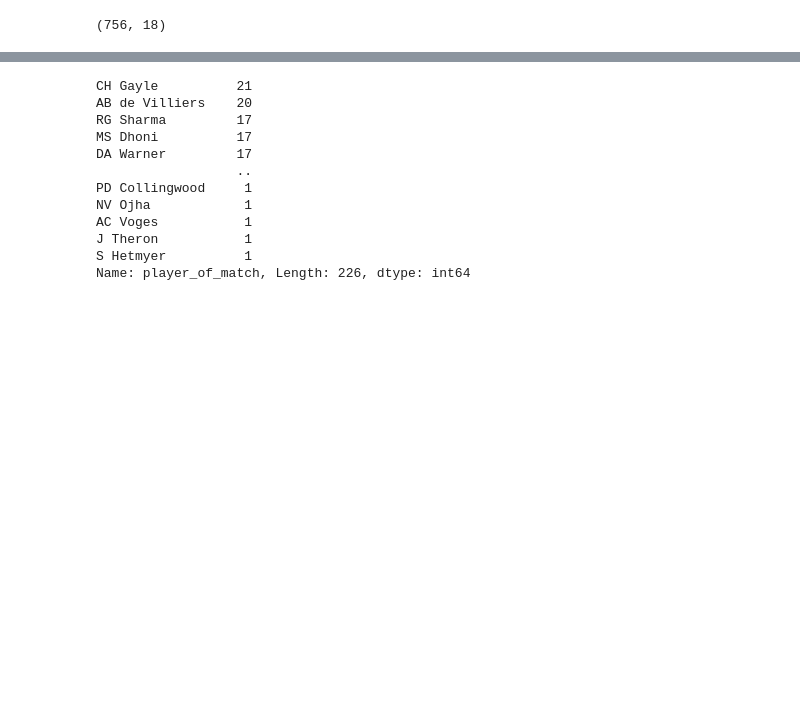
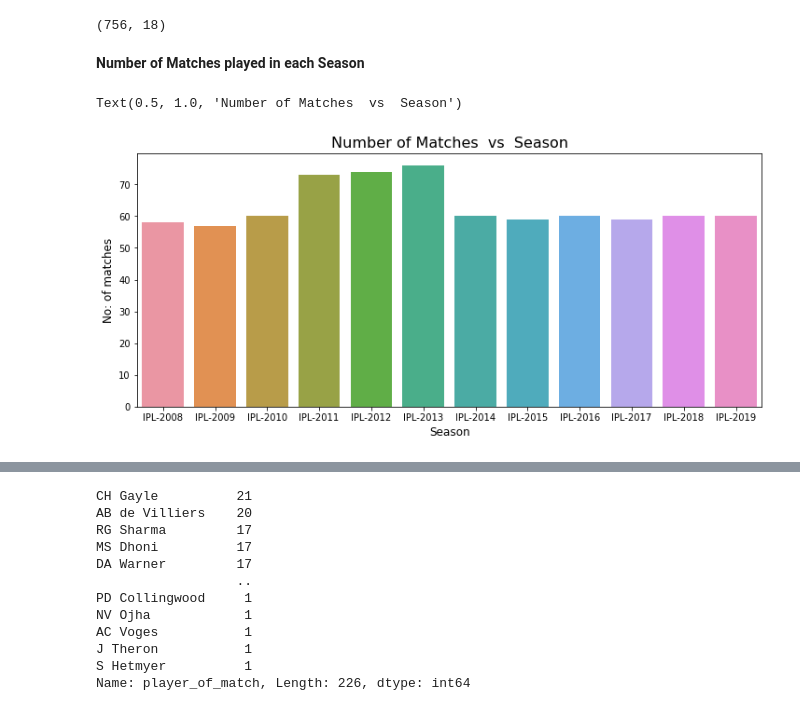
Before and after one commit to Jalpeshv/IPL-Analysis, a Jupyter notebook: IPL_Exploratory_Data_Analysis.ipynb, the cells around one changed output, grey strips where cells are left out. Cells and saved outputs as stored; diff of their text form; code cells hidden in the pictures; blank space fills up the shorter version.

Commit message:
New Graph Added

```diff
--- a/IPL_Exploratory_Data_Analysis.ipynb
+++ b/IPL_Exploratory_Data_Analysis.ipynb
@@ -20,3 +20,14 @@ ipl.head()
 ipl.shape
 # %% [output]
 (756, 18)
+# %% [markdown]
+**Number of Matches played in each Season**
+# %%
+plt.figure(figsize=(12,5))
+sns.countplot(x=ipl['Season'],order=ipl['Season'].value_counts().index.sort_values())
+plt.xlabel('Season',fontsize=12)
+plt.ylabel('No: of matches',fontsize=12)
+plt.title('Number of Matches  vs  Season',fontsize=16)
+# %% [output]
+Text(0.5, 1.0, 'Number of Matches  vs  Season')
+[figure, added]
```
Also changed, not shown: parts of 18 cells of this notebook.
